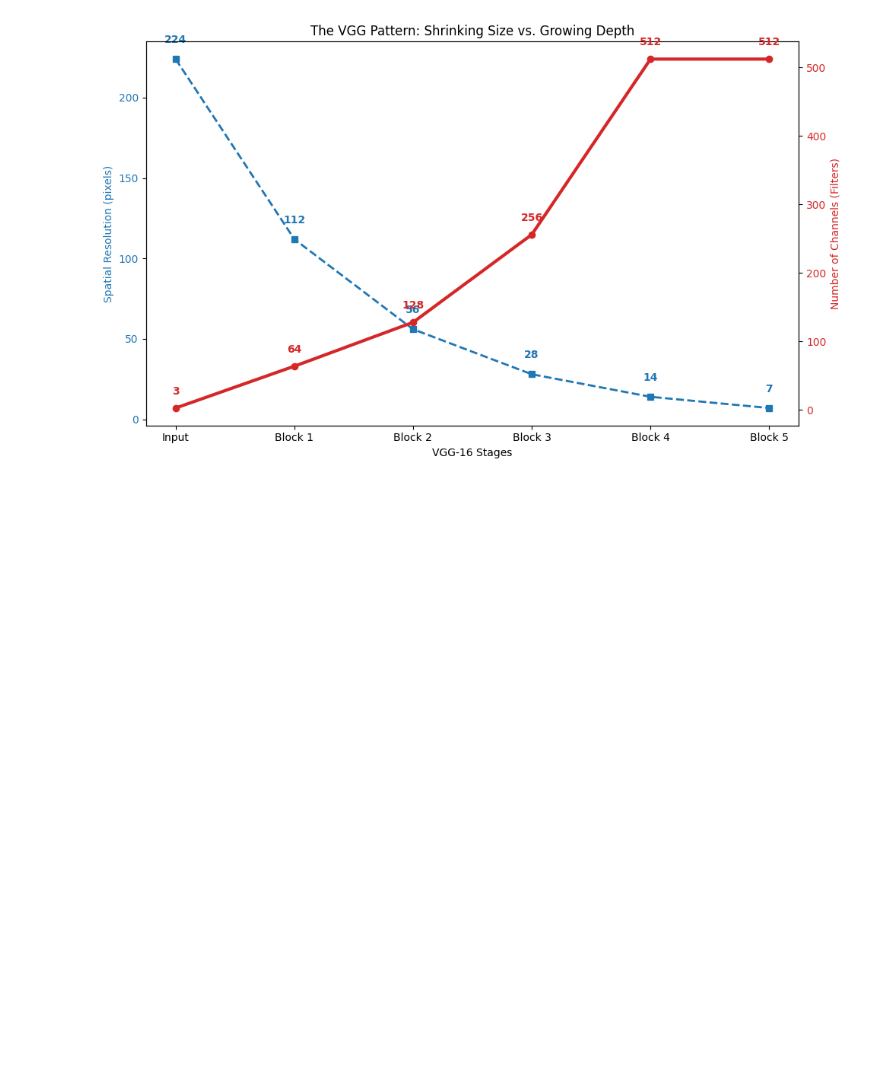
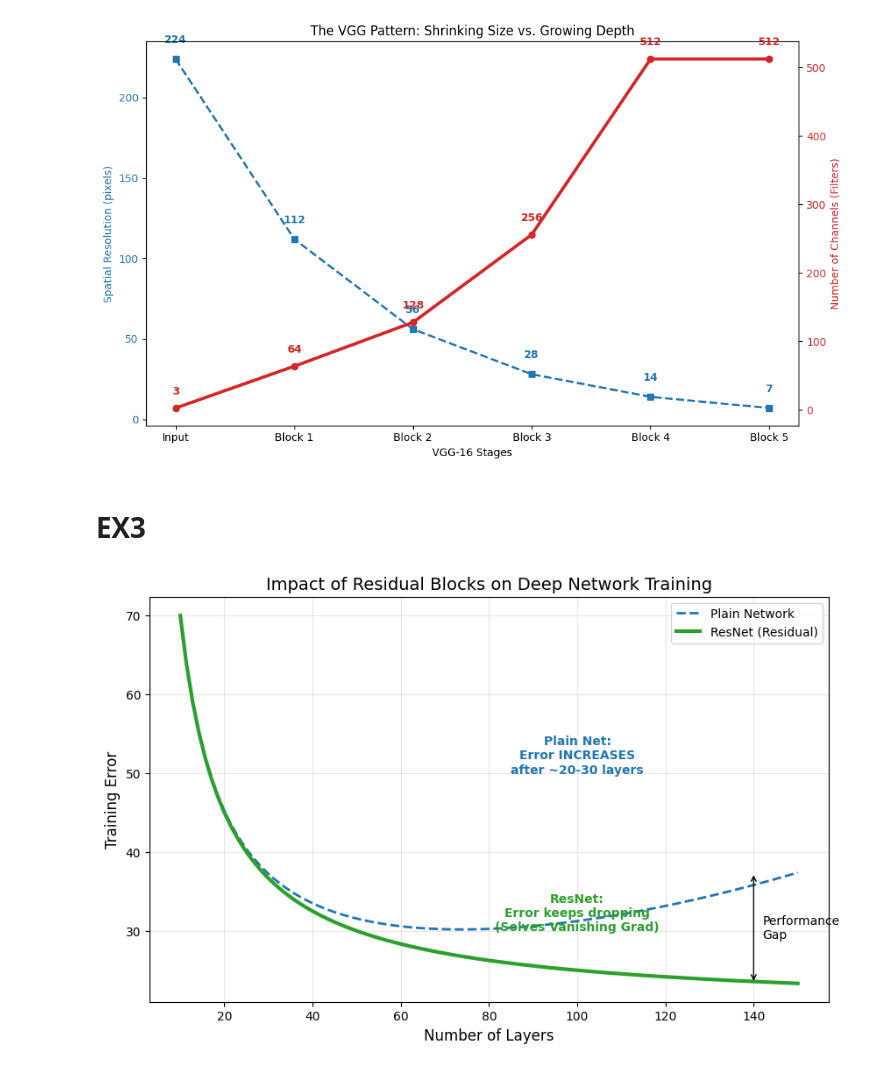
Before and after one commit to Saavkd7/DeepLearning-Specialization-Coursera, a Jupyter notebook: 4. Convolutional+Neural+NETWORKS/Week2/Untitled.ipynb, the cells around one changed output. Drawn from its saved outputs; the diff is of its cells as text; code cells hidden in the pictures; blank space fills up the shorter version.

Commit message:
Adding ch4 why resnets work

```diff
--- a/4. Convolutional+Neural+NETWORKS/Week2/Untitled.ipynb
+++ b/4. Convolutional+Neural+NETWORKS/Week2/Untitled.ipynb
@@ -106,3 +106,60 @@ def visualize_vgg16_pattern():
 visualize_vgg16_pattern()
 # %% [output]
 [figure]
+# %% [markdown]
+# EX3
+# %%
+### Full Visualization Implementation
+'''
+This visualization reproduces the famous **"Training Error vs. Depth"** graph mentioned in the transcript.
+It illustrates the fundamental difference between "Plain" networks (where error increases with depth) and "ResNets"
+(where error decreases).
+'''
+
+import matplotlib.pyplot as plt
+import numpy as np
+
+def visualize_resnet_vs_plain():
+    # X-axis: Number of Layers
+    layers = np.linspace(10, 150, 100)
+
+    # Simulate "Plain" Network Error
+    # Theory: Should go down. Reality: Goes down then UP due to vanishing gradients
+    plain_error = 20 + 500/layers + (layers/40)**2
+
+    # Simulate "ResNet" Error
+    # Reality: Continues to go down (or flatten) as layers increase
+    resnet_error = 20 + 500/layers
+
+    fig, ax = plt.subplots(figsize=(10, 6))
+
+    # Plot Plain Net
+    ax.plot(layers, plain_error, label='Plain Network', color='tab:blue', linewidth=2, linestyle='--')
+
+    # Plot ResNet
+    ax.plot(layers, resnet_error, label='ResNet (Residual)', color='tab:green', linewidth=3)
+
+    # Annotations
+    ax.set_xlabel('Number of Layers', fontsize=12)
+    ax.set_ylabel('Training Error', fontsize=12)
+    ax.set_title('Impact of Residual Blocks on Deep Network Training', fontsize=14)
+
+    # Add text explaining the phenomenon
+    ax.text(100, 30, "ResNet:\nError keeps dropping\n(Solves Vanishing Grad)",
+            color='tab:green', ha='center', fontweight='bold')
+
+    ax.text(100, 50, "Plain Net:\nError INCREASES\nafter ~20-30 layers",
+            color='tab:blue', ha='center', fontweight='bold')
+
+    # Draw arrow highlighting the gap
+    ax.annotate('', xy=(140, resnet_error[-1]), xytext=(140, plain_error[-1]),
+                arrowprops=dict(arrowstyle='<->', color='black'))
+    ax.text(142, (resnet_error[-1] + plain_error[-1])/2, "Performance\nGap", va='center')
+
+    ax.legend()
+    ax.grid(True, alpha=0.3)
+    plt.show()
+
+visualize_resnet_vs_plain()
+# %% [output]
+[figure, added]
```
Also changed, not shown: 2 other files.
